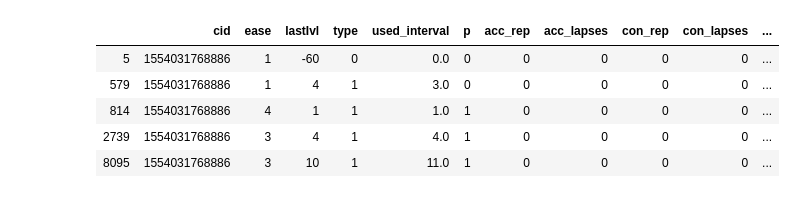
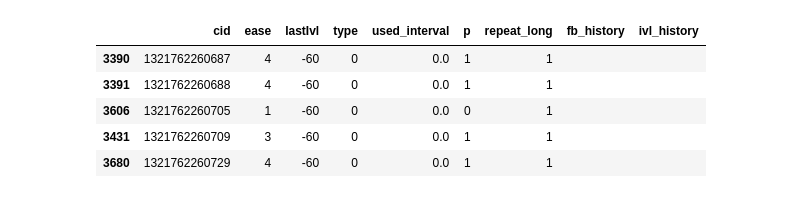
Before and after one commit to L-M-Sherlock/anki_revlog_analysis, a Jupyter notebook: revlog_clear.ipynb, the cells around one changed output. Saved outputs shown, nothing was run; the diff lists cells and outputs as text; code cells hidden in the pictures.

```diff
--- a/revlog_clear.ipynb
+++ b/revlog_clear.ipynb
@@ -3,7 +3,7 @@ import pandas as pd
 import numpy as np
 from datetime import timedelta
 # %%
-df = pd.read_csv('revlog_202012160921.csv')
+df = pd.read_csv('anki_revlog.csv')
 df.head()
 # %% [output]
 |  | id | cid | ease | lastIvl | type |
@@ -42,6 +55,8 @@ df.head()
 df.sort_values(by=['cid', 'id'], inplace=True)
 df['used_interval'] = df.date.diff().dt.days
 df.loc[df['type']==0, 'used_interval'] = 0
+# %%
+df.drop_duplicates(['cid', 'used_interval'], keep='first', inplace=True)
 # %%
 for cid in df.loc[df['used_interval']<0, 'cid']:
     df.drop(df[df.cid == cid].index, inplace=True)
@@ -52,17 +67,19 @@ del df['id']
 del df['raw_date']
 del df['date']
 # %%
-df['acc_rep'] = 0
-df['acc_lapses'] = 0
-df['con_rep'] = 0
-df['con_lapses'] = 0
+# df['acc_rep'] = 0
+# df['acc_lapses'] = 0
+# df['con_rep'] = 0
+# df['con_lapses'] = 0
 df['repeat_long'] = 1
+df['fb_history'] = ""
+df['ivl_history'] = ""
 df.head()
 # %% [output]
-|  | cid | ease | lastIvl | type | used_interval | p | acc_rep | acc_lapses | con_rep | con_lapses | ... |
-| 5 | 1554031768886 | 1 | -60 | 0 | 0.0 | 0 | 0 | 0 | 0 | 0 | ... |
-| 579 | 1554031768886 | 1 | 4 | 1 | 3.0 | 0 | 0 | 0 | 0 | 0 | ... |
-| 814 | 1554031768886 | 4 | 1 | 1 | 1.0 | 1 | 0 | 0 | 0 | 0 | ... |
-| 2739 | 1554031768886 | 3 | 4 | 1 | 4.0 | 1 | 0 | 0 | 0 | 0 | ... |
-| 8095 | 1554031768886 | 3 | 10 | 1 | 11.0 | 1 | 0 | 0 | 0 | 0 | ... |
+|  | cid | ease | lastIvl | type | used_interval | p | repeat_long | fb_history | ivl_history |
+| 3390 | 1321762260687 | 4 | -60 | 0 | 0.0 | 1 | 1 |  |  |
+| 3391 | 1321762260688 | 4 | -60 | 0 | 0.0 | 1 | 1 |  |  |
+| 3606 | 1321762260705 | 1 | -60 | 0 | 0.0 | 0 | 1 |  |  |
+| 3431 | 1321762260709 | 3 | -60 | 0 | 0.0 | 1 | 1 |  |  |
+| 3680 | 1321762260729 | 4 | -60 | 0 | 0.0 | 1 | 1 |  |  |
 # %%
```
Also changed, not shown: parts of 9 cells of this notebook, 2 other files.
